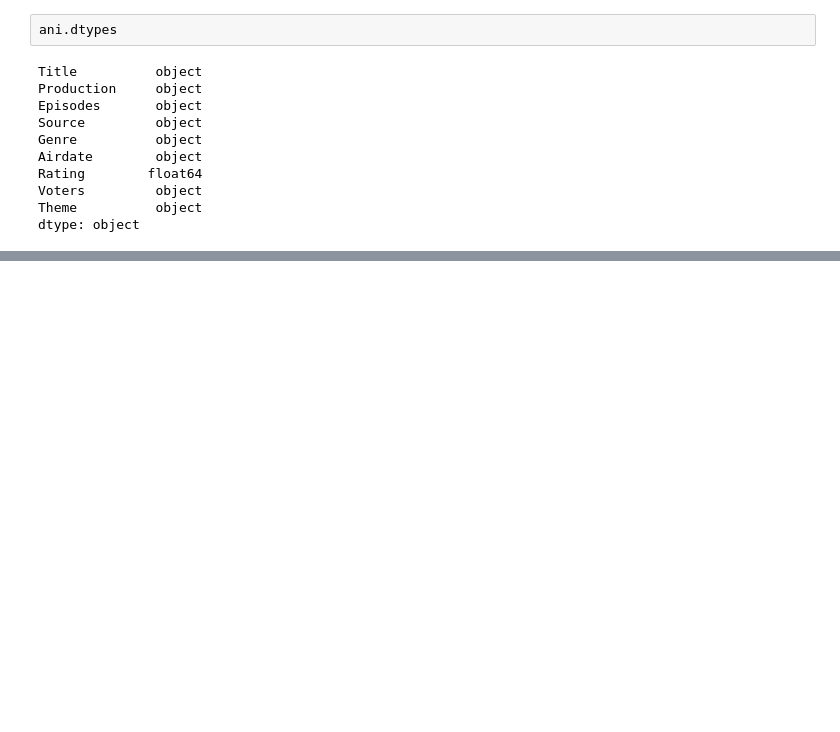
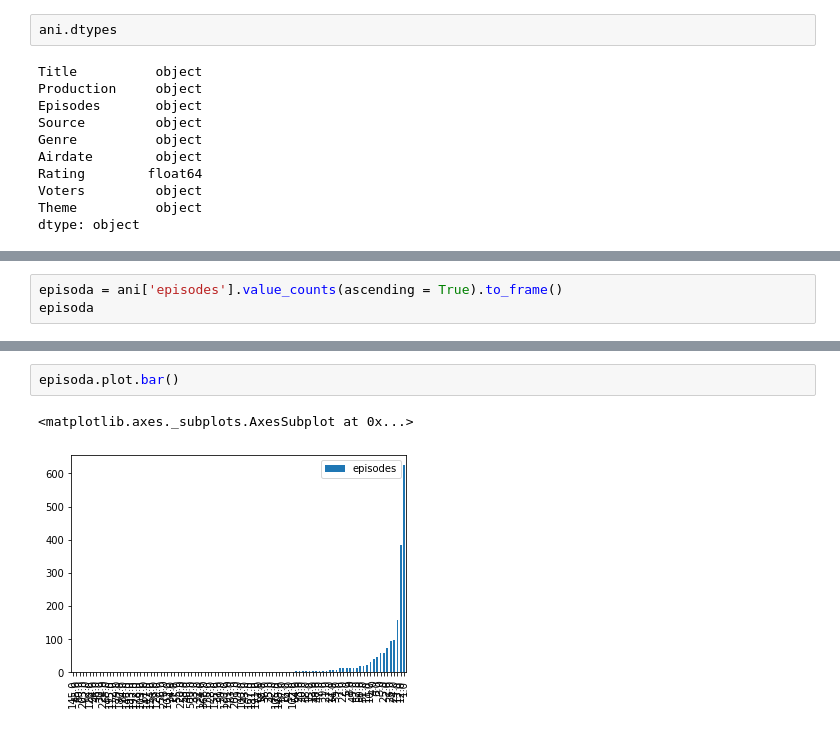
Before and after one commit to BeushevArtem/project, a Jupyter notebook: 16May.ipynb, the cells around one changed output, grey strips where cells are left out. Drawn from its saved outputs; the diff is of its cells as text; blank space fills up the shorter version.

```diff
--- a/16May.ipynb
+++ b/16May.ipynb
@@ -39,0 +131,3 @@ ani.head()
+# %%
+episoda = ani['episodes'].value_counts(ascending = True).to_frame()
+episoda
@@ -39,0 +148,5 @@ ani.head()
+# %%
+episoda.plot.bar()
+# %% [output]
+<matplotlib.axes._subplots.AxesSubplot at 0x...>
+[figure, added]
```
Also changed, not shown: parts of 19 cells of this notebook.
